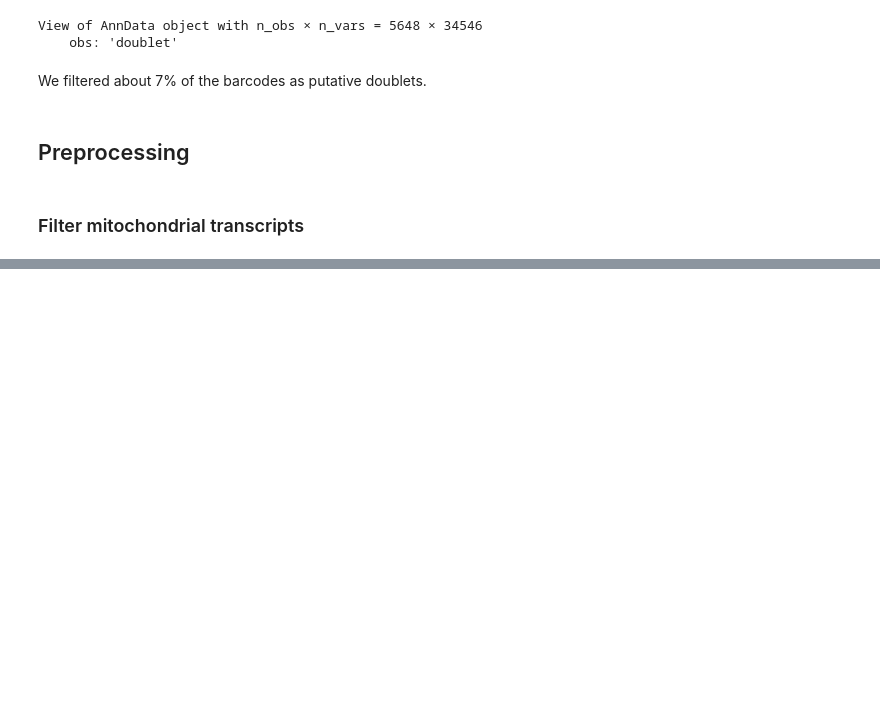
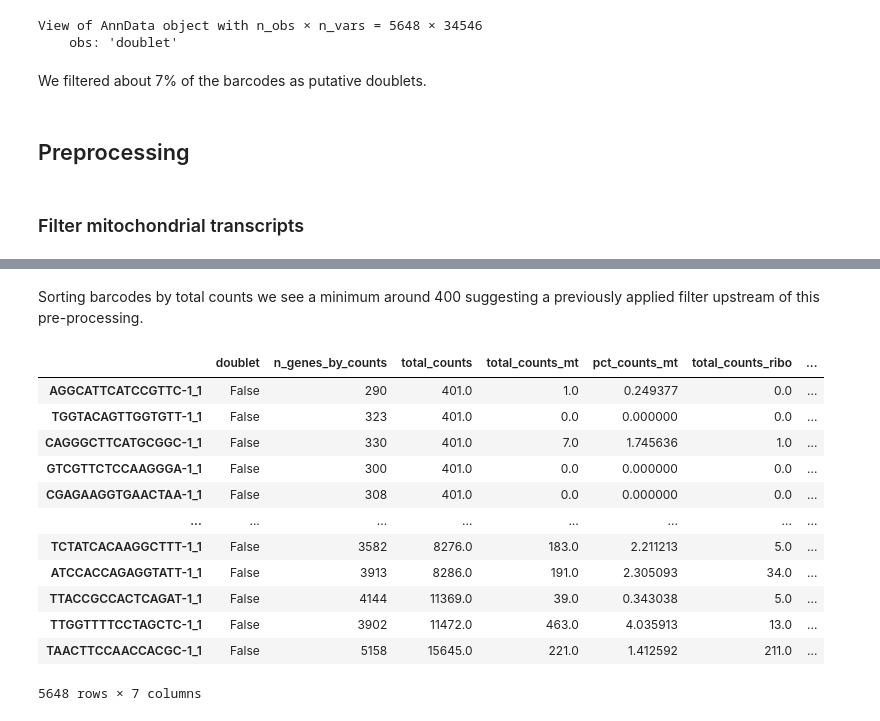
Before and after one commit to cameronraysmith/sc, a Jupyter notebook: source/02-analysis-review.ipynb, the cells around one changed output, grey strips where cells are left out. Saved outputs shown, nothing was run; the diff lists cells and outputs as text; code cells hidden in the pictures; blank space fills up the shorter version.

```diff
--- a/source/02-analysis-review.ipynb
+++ b/source/02-analysis-review.ipynb
@@ -558,0 +563,2 @@ We filtered about 7% of the barcodes as putative doublets.
+# %%
+adata.var['mt'] = adata.var.index.str.startswith('MT-')
@@ -558,0 +585,4 @@ We filtered about 7% of the barcodes as putative doublets.
+# %%
+ribo_url = "http://software.broadinstitute.org/gsea/msigdb/download_geneset.jsp?geneSetName=KEGG_RIBOSOME&fileType=txt"
+ribo_genes = pd.read_table(ribo_url, skiprows=2, header = None)
+ribo_genes
@@ -558,0 +605,2 @@ We filtered about 7% of the barcodes as putative doublets.
+# %%
+adata.var['ribo'] = adata.var_names.isin(ribo_genes[0].values)
@@ -558,0 +665,18 @@ We filtered about 7% of the barcodes as putative doublets.
+# %% [markdown]
+Sorting barcodes by total counts we see a minimum around 400 suggesting a previously applied filter upstream of this pre-processing.
+# %%
+adata.obs.sort_values("total_counts")
+# %% [output]
+|  | doublet | n_genes_by_counts | total_counts | total_counts_mt | pct_counts_mt | total_counts_ribo | ... |
+| AGGCATTCATCCGTTC-1_1 | False | 290 | 401.0 | 1.0 | 0.249377 | 0.0 | ... |
+| TGGTACAGTTGGTGTT-1_1 | False | 323 | 401.0 | 0.0 | 0.000000 | 0.0 | ... |
+| CAGGGCTTCATGCGGC-1_1 | False | 330 | 401.0 | 7.0 | 1.745636 | 1.0 | ... |
+| GTCGTTCTCCAAGGGA-1_1 | False | 300 | 401.0 | 0.0 | 0.000000 | 0.0 | ... |
+| CGAGAAGGTGAACTAA-1_1 | False | 308 | 401.0 | 0.0 | 0.000000 | 0.0 | ... |
+| ... | ... | ... | ... | ... | ... | ... | ... |
+| TCTATCACAAGGCTTT-1_1 | False | 3582 | 8276.0 | 183.0 | 2.211213 | 5.0 | ... |
+| ATCCACCAGAGGTATT-1_1 | False | 3913 | 8286.0 | 191.0 | 2.305093 | 34.0 | ... |
+| TTACCGCCACTCAGAT-1_1 | False | 4144 | 11369.0 | 39.0 | 0.343038 | 5.0 | ... |
+| TTGGTTTTCCTAGCTC-1_1 | False | 3902 | 11472.0 | 463.0 | 4.035913 | 13.0 | ... |
+| TAACTTCCAACCACGC-1_1 | False | 5158 | 15645.0 | 221.0 | 1.412592 | 211.0 | ... |
+5648 rows × 7 columns
```
Also changed, not shown: parts of 50 cells of this notebook, 2 other files.
